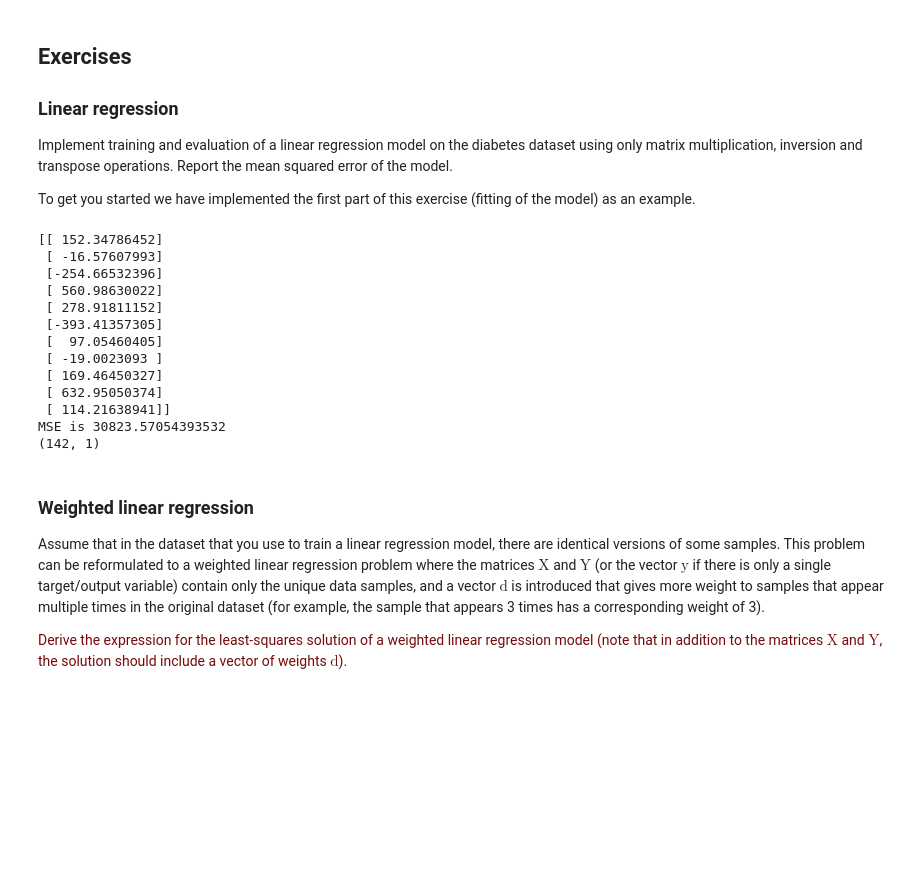
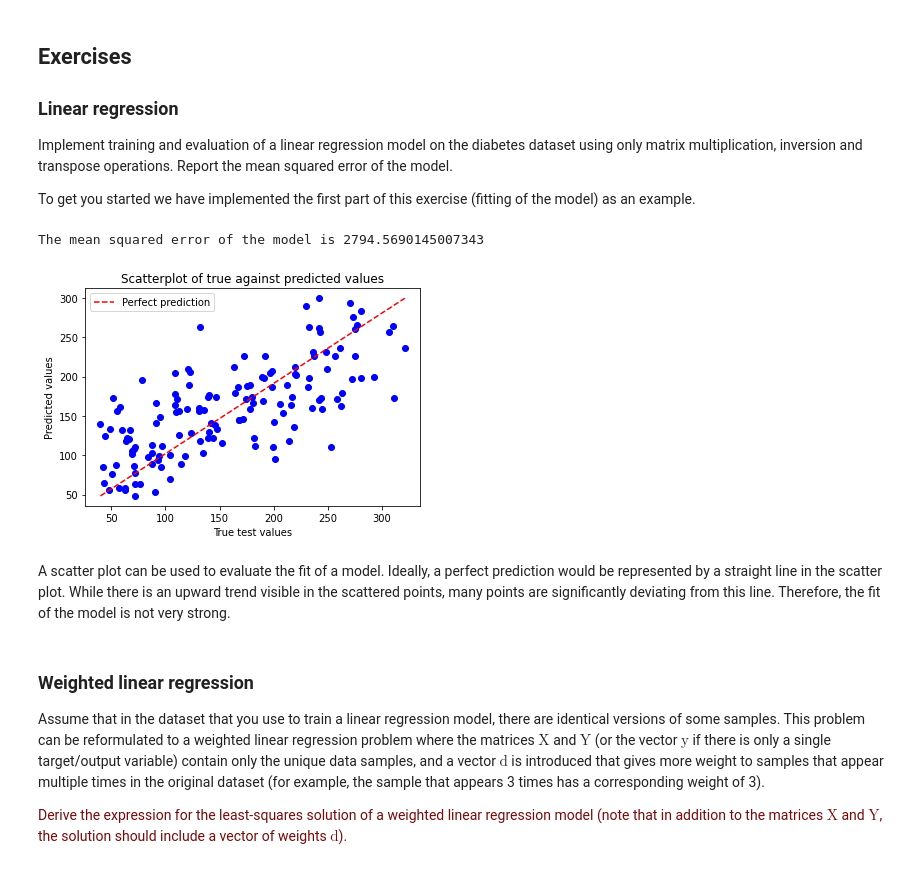
Before and after one commit to bram-boerenkamp/8dm50-machine-learning-master, a Jupyter notebook: practicals/week_1.ipynb, the cells around one changed output. Cells and saved outputs as stored; diff of their text form; code cells hidden in the pictures; blank space fills up the shorter version.

```diff
--- a/practicals/week_1.ipynb
+++ b/practicals/week_1.ipynb
@@ -109,44 +109,44 @@ To get you started we have implemented the first part of this exercise (fitting
 # %%
 # add subfolder that contains all the function implementations
 # to the system path so we can import them
 import sys
+import matplotlib.pyplot as plt
 sys.path.append('code/')
 
 # the actual implementation is in linear_regression.py,
 # here we will just use it to fit a model
 from linear_regression import *
+from evaluation import *
 
 # load the dataset
 # same as before, but now we use all features
 X_train = diabetes.data[:300, :]
 y_train = diabetes.target[:300, np.newaxis]
 X_test = diabetes.data[300:, :]
 y_test = diabetes.target[300:, np.newaxis]
 
 beta = lsq(X_train, y_train)
 
+# make a prediction on the test set
 y_pred = predict(X_test, beta)
 
-MSE = mse(X_test, y_test)
+# determine the mean squared error
+MSE = mse(y_test, y_pred)
 
-# print the parameters
-print(beta)
-print('MSE is', MSE)
-print(y_test.shape)
+print('The mean squared error of the model is', MSE)
+
+plt.scatter(y_test, y_pred, color='blue')
+plt.plot([y_test.min(), y_test.max()], [y_pred.min(), y_pred.max()], 'r--', label='Perfect prediction')
+plt.xlabel('True test values')
+plt.ylabel('Predicted values')
+plt.title('Scatterplot of true against predicted values')
+plt.legend()
+plt.show()
 # %% [output]
-[[ 152.34786452]
- [ -16.57607993]
- [-254.66532396]
- [ 560.98630022]
- [ 278.91811152]
- [-393.41357305]
- [  97.05460405]
- [ -19.0023093 ]
- [ 169.46450327]
- [ 632.95050374]
- [ 114.21638941]]
-MSE is 30823.57054393532
-(142, 1)
+The mean squared error of the model is 2794.5690145007343
+[figure, added]
+# %% [markdown]
+A scatter plot can be used to evaluate the fit of a model. Ideally, a perfect prediction would be represented by a straight line in the scatter plot. While there is an upward trend visible in the scattered points, many points are significantly deviating from this line. Therefore, the fit of the model is not very strong.
 # %% [markdown]
 ### Weighted linear regression
 
```
Also changed, not shown: parts of 9 cells of this notebook, 3 other files.
